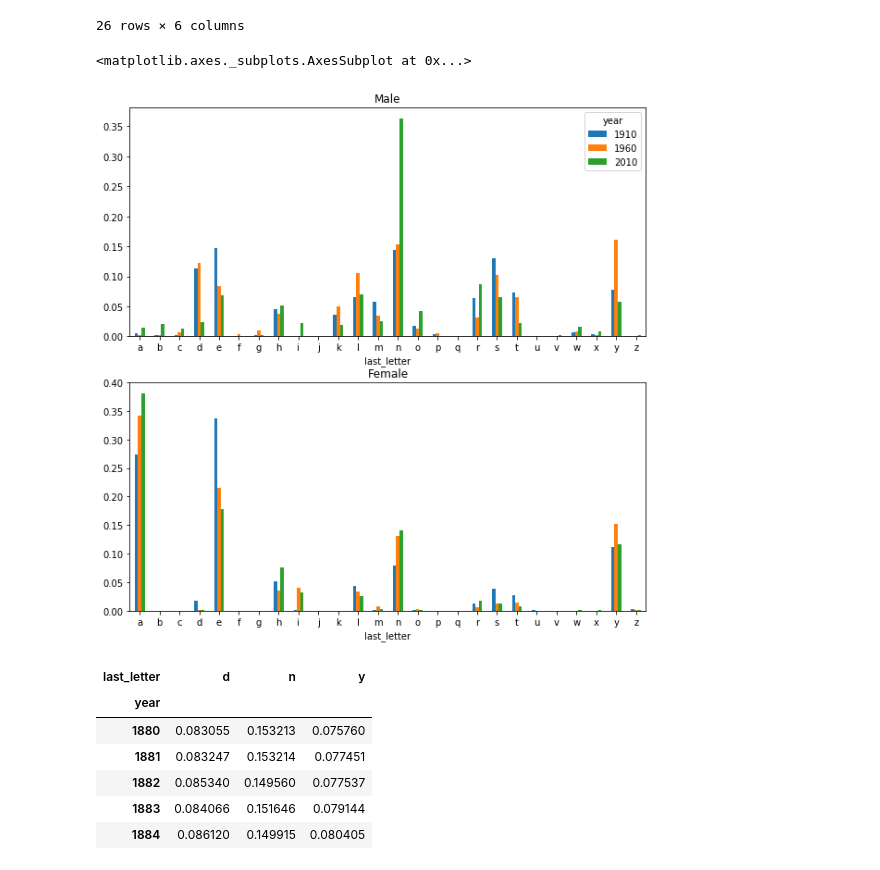
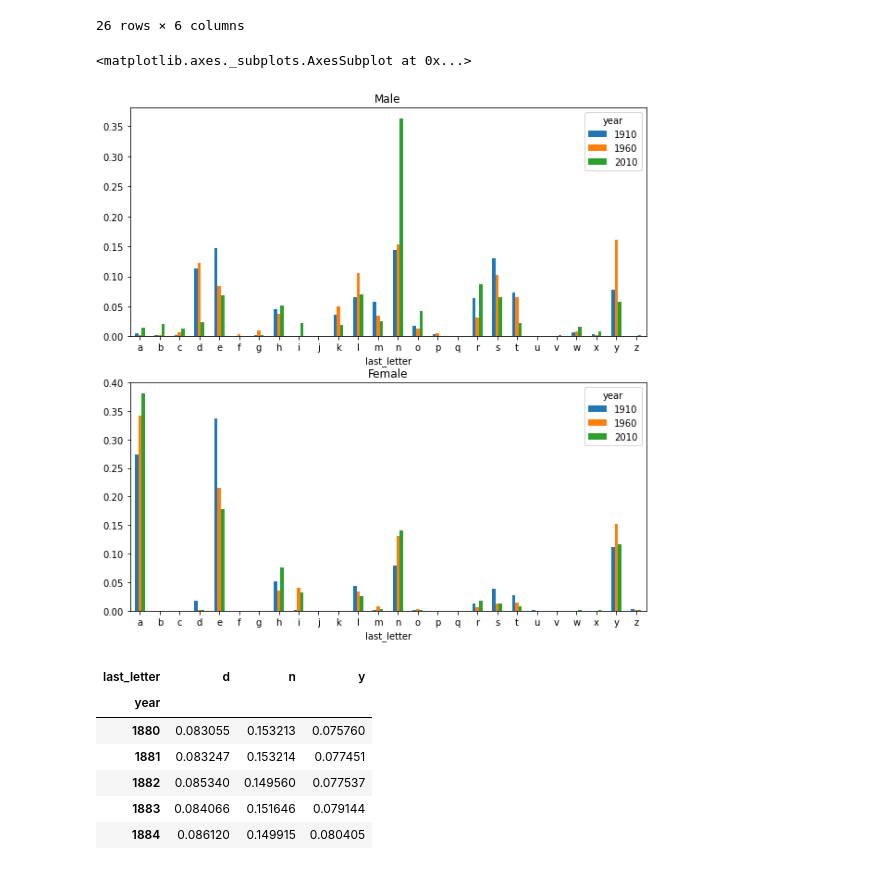
Before and after one commit to BoyuanLi-Steven/Python-For-Data-Analysis-2nd, a Jupyter notebook: Chapter 14. Data Analysis Examples.ipynb, the cells around one changed output. Saved outputs shown, nothing was run; the diff lists cells and outputs as text; code cells hidden in the pictures.

```diff
--- a/Chapter 14. Data Analysis Examples.ipynb
+++ b/Chapter 14. Data Analysis Examples.ipynb
@@ -1,7 +1,7 @@
 # %% [markdown]
 # 14.1 USA.gov Data from Bitly
 # %%
-path = '/Users/boyuan/Desktop/OneDrive/Data Science/Python/Python for data analysis 2nd/datasets/bitly_usagov/example.txt'
+path = '/Users/boyuan/Desktop/OneDrive/Python for data analysis 2nd/datasets/bitly_usagov/example.txt'
 # %%
 open(path).readline()
 # %% [output]
@@ -720,7 +819,7 @@ pieces = []
 columns = ['name', 'sex', 'births']
 
 for year in years:
-    path = '/Users/boyuan/Desktop/OneDrive/Data Science/Python/Python for data analysis 2nd/datasets/babynames/yob%d.txt' % year
+    path = '/Users/boyuan/Desktop/OneDrive/Python for data analysis 2nd/datasets/babynames/yob%d.txt' % year
     frame = pd.read_csv(path, names = columns)
 
     frame['year'] = year
@@ -947,8 +1072,14 @@ diversity.plot(title = 'number of popular names in top 50%')
 # %% [markdown]
 **The "last letter" revolution**
 # %%
+# extract last letter from name column
+
 get_last_letter = lambda x: x[-1]
 last_letters = names.name.map(get_last_letter)
 last_letters.name = 'last_letter'
 
-table = names.pivot_table('births', index = last_letters, columns = ['sex', 'year'], aggfunc = sum)
+table = names.pivot_table(values = 'births',
+                          index = last_letters,
+                          columns = ['sex', 'year'],
+                          aggfunc = sum)
+table.head()
@@ -1009,11 +1138,12 @@ letter_prop
 # %%
 import matplotlib.pyplot as plt
 
-fig, axes = plt.subplots(2, 1, figsize = (10, 10))
+fig, axes = plt.subplots(nrows = 2, ncols = 1, figsize = (10, 10))
+
 letter_prop['M'].plot(kind = 'bar', rot = 0, ax = axes[0], title = 'Male')
-letter_prop['F'].plot(kind = 'bar', rot = 0, ax = axes[1], title = 'Female', legend = False)
+letter_prop['F'].plot(kind = 'bar', rot = 0, ax = axes[1], title = 'Female')
 # %% [output]
 <matplotlib.axes._subplots.AxesSubplot at 0x...>
-[figure, old version]
+[figure, new version]
 # %%
 letter_prop = table / table.sum()
```
Also changed, not shown: parts of 64 cells of this notebook.
